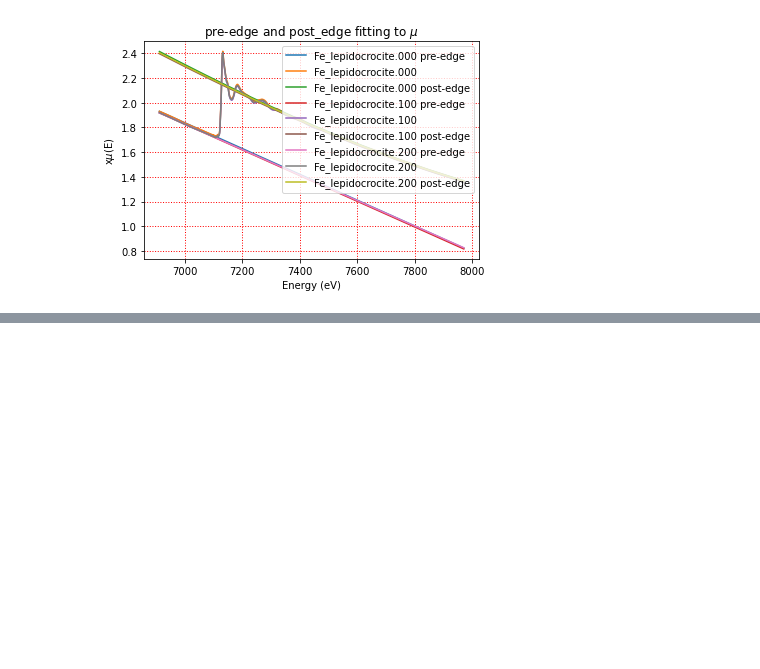
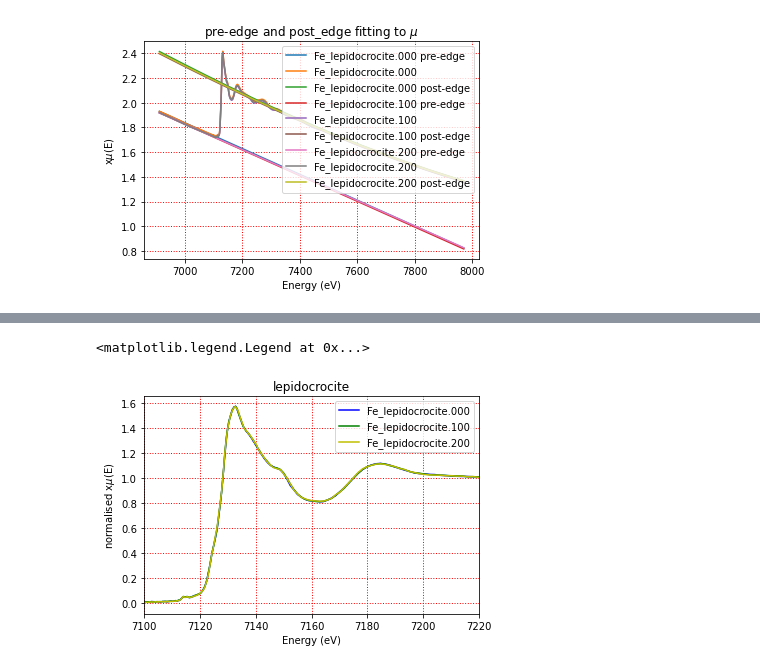
Before and after one commit to scman1/Larch_Intro_ukch, a Jupyter notebook: XAFS_Processing_2.ipynb, the cells around one changed output, grey strips where cells are left out. Drawn from its saved outputs; the diff is of its cells as text; code cells hidden in the pictures; blank space fills up the shorter version.

```diff
--- a/XAFS_Processing_2.ipynb
+++ b/XAFS_Processing_2.ipynb
@@ -516 +529,15 @@ plt.legend() # show legend
+# %%
+# https://vimeo.com/340215763 35:00
+plt.plot(gr_0.energy, gr_0.flat, 'b', label=gr_0.label) # plot flattened and normalised energy
+plt.plot(gr_1.energy, gr_1.flat,'g', label=gr_1.label) # plot flattened and normalised energy
+plt.plot(gr_2.energy, gr_2.flat, 'y', label=gr_2.label) # plot flattened and normalised energy
+plt.grid(color='r', linestyle=':', linewidth=1) #show and format grid
+plt.xlabel('Energy (eV)') # label y graph
+plt.ylabel(r'normalised x$\mu$(E)') # label y axis
+plt.title('lepidocrocite')
+plt.xlim(7100,7220)
+plt.legend() # show legend
+# %% [output]
+<matplotlib.legend.Legend at 0x...>
+[figure, added]
 # %%
```
Also changed, not shown: parts of 11 cells of this notebook.
